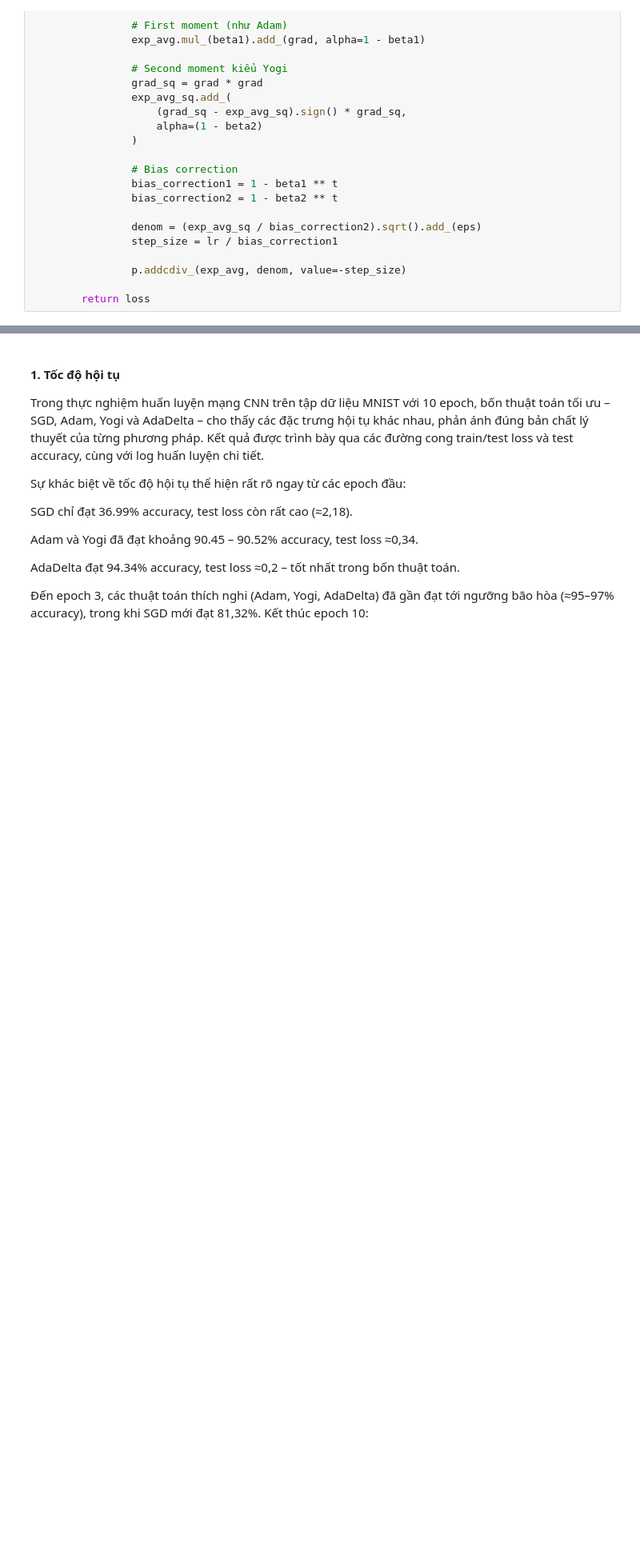
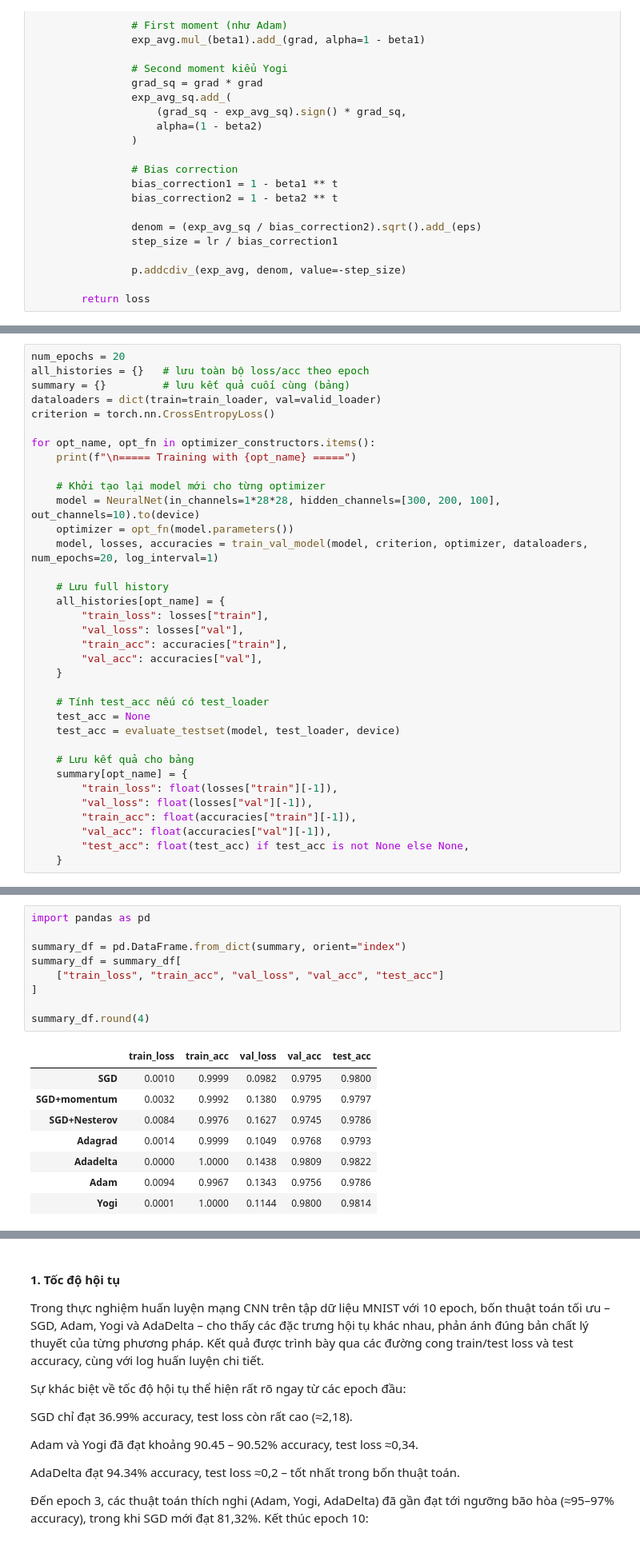
Before and after one commit to ntanphu/CST-KHMT-HK251, a Jupyter notebook: Members/NguyenTanPhu/Yogi_algorithm.ipynb, the cells around one changed output, grey strips where cells are left out. Shown at 80% size. Saved outputs shown, nothing was run; the diff lists cells and outputs as text; blank space fills up the shorter version.

```diff
--- a/Members/NguyenTanPhu/Yogi_algorithm.ipynb
+++ b/Members/NguyenTanPhu/Yogi_algorithm.ipynb
@@ -886,0 +733,35 @@ plt.show()
+# %%
+num_epochs = 20
+all_histories = {}   # lưu toàn bộ loss/acc theo epoch
+summary = {}         # lưu kết quả cuối cùng (bảng)
+dataloaders = dict(train=train_loader, val=valid_loader)
+criterion = torch.nn.CrossEntropyLoss()
+
+for opt_name, opt_fn in optimizer_constructors.items():
+    print(f"\n===== Training with {opt_name} =====")
+
+    # Khởi tạo lại model mới cho từng optimizer
+    model = NeuralNet(in_channels=1*28*28, hidden_channels=[300, 200, 100], out_channels=10).to(device)
+    optimizer = opt_fn(model.parameters())
+    model, losses, accuracies = train_val_model(model, criterion, optimizer, dataloaders, num_epochs=20, log_interval=1)
+
+    # Lưu full history
+    all_histories[opt_name] = {
+        "train_loss": losses["train"],
+        "val_loss": losses["val"],
+        "train_acc": accuracies["train"],
+        "val_acc": accuracies["val"],
+    }
+
+    # Tính test_acc nếu có test_loader
+    test_acc = None
+    test_acc = evaluate_testset(model, test_loader, device)
+
+    # Lưu kết quả cho bảng
+    summary[opt_name] = {
+        "train_loss": float(losses["train"][-1]),
+        "val_loss": float(losses["val"][-1]),
+        "train_acc": float(accuracies["train"][-1]),
+        "val_acc": float(accuracies["val"][-1]),
+        "test_acc": float(test_acc) if test_acc is not None else None,
+    }
@@ -886,0 +786,18 @@ plt.show()
+# %%
+import pandas as pd
+
+summary_df = pd.DataFrame.from_dict(summary, orient="index")
+summary_df = summary_df[
+    ["train_loss", "train_acc", "val_loss", "val_acc", "test_acc"]
+]
+
+summary_df.round(4)
+# %% [output]
+|  | train_loss | train_acc | val_loss | val_acc | test_acc |
+| SGD | 0.0010 | 0.9999 | 0.0982 | 0.9795 | 0.9800 |
+| SGD+momentum | 0.0032 | 0.9992 | 0.1380 | 0.9795 | 0.9797 |
+| SGD+Nesterov | 0.0084 | 0.9976 | 0.1627 | 0.9745 | 0.9786 |
+| Adagrad | 0.0014 | 0.9999 | 0.1049 | 0.9768 | 0.9793 |
+| Adadelta | 0.0000 | 1.0000 | 0.1438 | 0.9809 | 0.9822 |
+| Adam | 0.0094 | 0.9967 | 0.1343 | 0.9756 | 0.9786 |
+| Yogi | 0.0001 | 1.0000 | 0.1144 | 0.9800 | 0.9814 |
```
Also changed, not shown: parts of 19 cells of this notebook.
